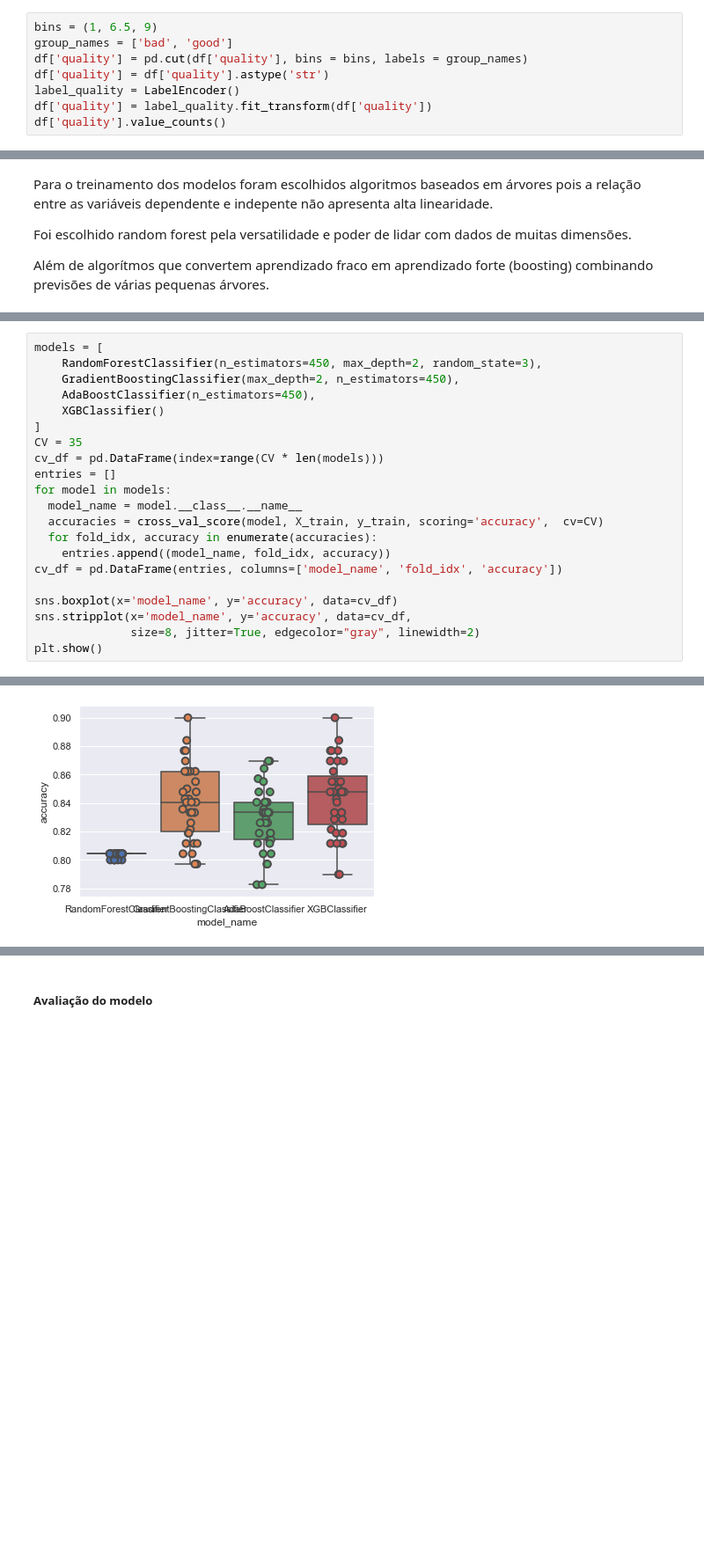
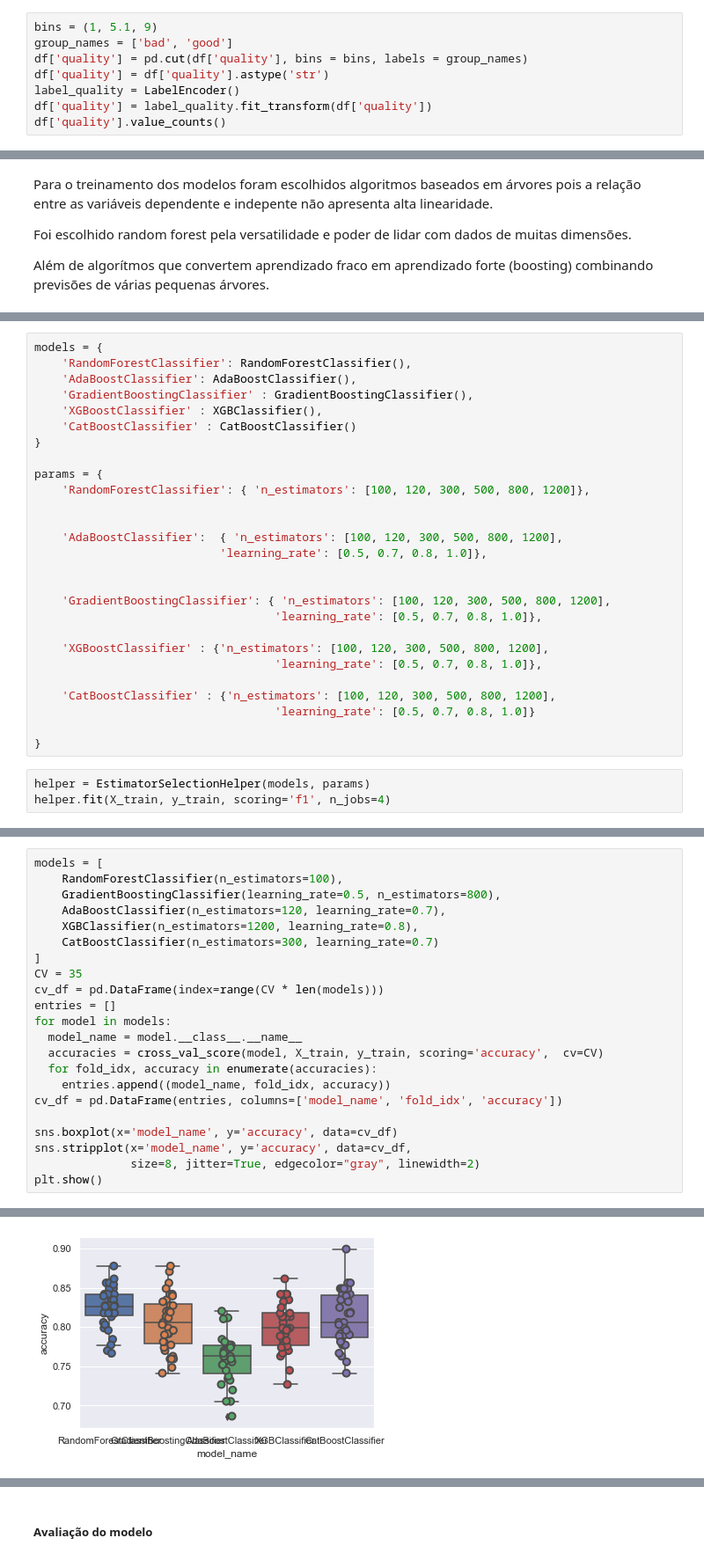
Before and after one commit to LeandroRomualdo/ml-challenges, a Jupyter notebook: Wine Quality.ipynb, the cells around one changed output, grey strips where cells are left out. Shown at 88% size. Cells and saved outputs as stored; diff of their text form; blank space fills up the shorter version.

Commit message:
Novos Modelos, adicionado Grid Search

```diff
--- a/Wine Quality.ipynb
+++ b/Wine Quality.ipynb
@@ -178,7 +205,7 @@ plt.show()
 Como vimos no gráfico de distribuição da variável target, temos um desbalanceamento entre as classes do dataset.
 Isso pode dificultar chegarmos a um modelo minimamente satisfatório, por isso a variável target foi alterada para binária.
 # %%
-bins = (1, 6.5, 9)
+bins = (1, 5.1, 9)
 group_names = ['bad', 'good']
 df['quality'] = pd.cut(df['quality'], bins = bins, labels = group_names)
 df['quality'] = df['quality'].astype('str')
@@ -219,0 +308,30 @@ Além de algorítmos que convertem aprendizado fraco em aprendizado forte (boost
+# %%
+models = {
+    'RandomForestClassifier': RandomForestClassifier(),
+    'AdaBoostClassifier': AdaBoostClassifier(),
+    'GradientBoostingClassifier' : GradientBoostingClassifier(),
+    'XGBoostClassifier' : XGBClassifier(),
+    'CatBoostClassifier' : CatBoostClassifier()
+}
+
+params = {
+    'RandomForestClassifier': { 'n_estimators': [100, 120, 300, 500, 800, 1200]},
+
+
+    'AdaBoostClassifier':  { 'n_estimators': [100, 120, 300, 500, 800, 1200],
+                           'learning_rate': [0.5, 0.7, 0.8, 1.0]},
+
+
+    'GradientBoostingClassifier': { 'n_estimators': [100, 120, 300, 500, 800, 1200],
+                                   'learning_rate': [0.5, 0.7, 0.8, 1.0]},
+
+    'XGBoostClassifier' : {'n_estimators': [100, 120, 300, 500, 800, 1200],
+                                   'learning_rate': [0.5, 0.7, 0.8, 1.0]},
+
+    'CatBoostClassifier' : {'n_estimators': [100, 120, 300, 500, 800, 1200],
+                                   'learning_rate': [0.5, 0.7, 0.8, 1.0]}
+
+}
+# %%
+helper = EstimatorSelectionHelper(models, params)
+helper.fit(X_train, y_train, scoring='f1', n_jobs=4)
@@ -220,9 +389,10 @@ Além de algorítmos que convertem aprendizado fraco em aprendizado forte (boost
 # %%
 models = [
-    RandomForestClassifier(n_estimators=450, max_depth=2, random_state=3),
-    GradientBoostingClassifier(max_depth=2, n_estimators=450),
-    AdaBoostClassifier(n_estimators=450),
-    XGBClassifier()
+    RandomForestClassifier(n_estimators=100),
+    GradientBoostingClassifier(learning_rate=0.5, n_estimators=800),
+    AdaBoostClassifier(n_estimators=120, learning_rate=0.7),
+    XGBClassifier(n_estimators=1200, learning_rate=0.8),
+    CatBoostClassifier(n_estimators=300, learning_rate=0.7)
 ]
 CV = 35
 cv_df = pd.DataFrame(index=range(CV * len(models)))
@@ -242,4 +429,4 @@ plt.show()
-[figure, old version]
+[figure, new version]
 # %%
 cv_df.groupby('model_name').accuracy.mean()
 # %% [output]
```
Also changed, not shown: parts of 27 cells of this notebook, 1 other file.
